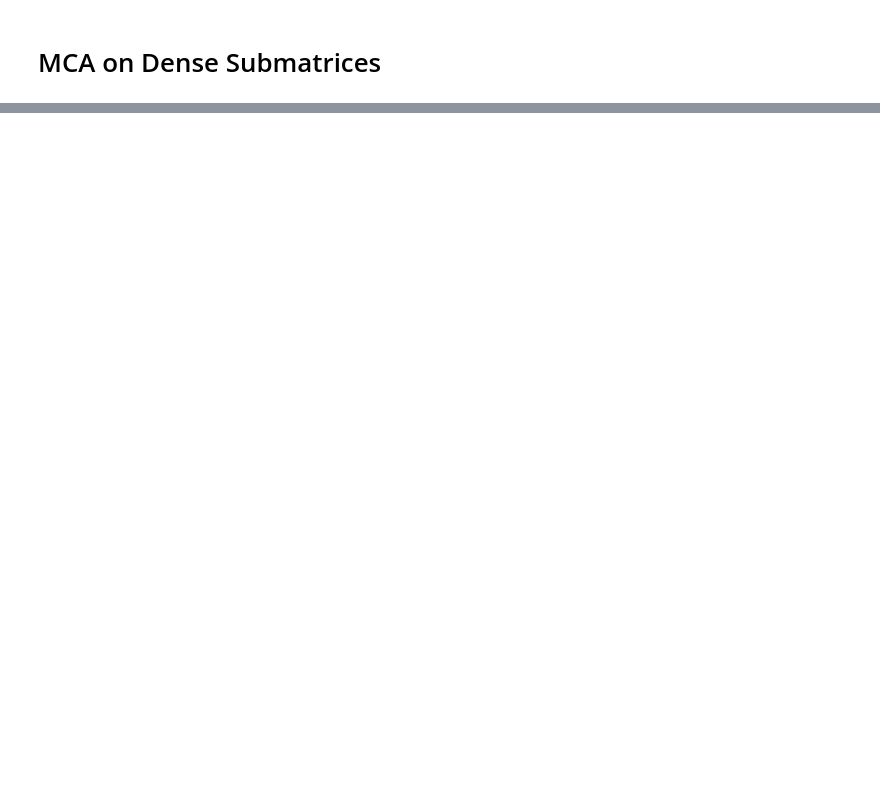
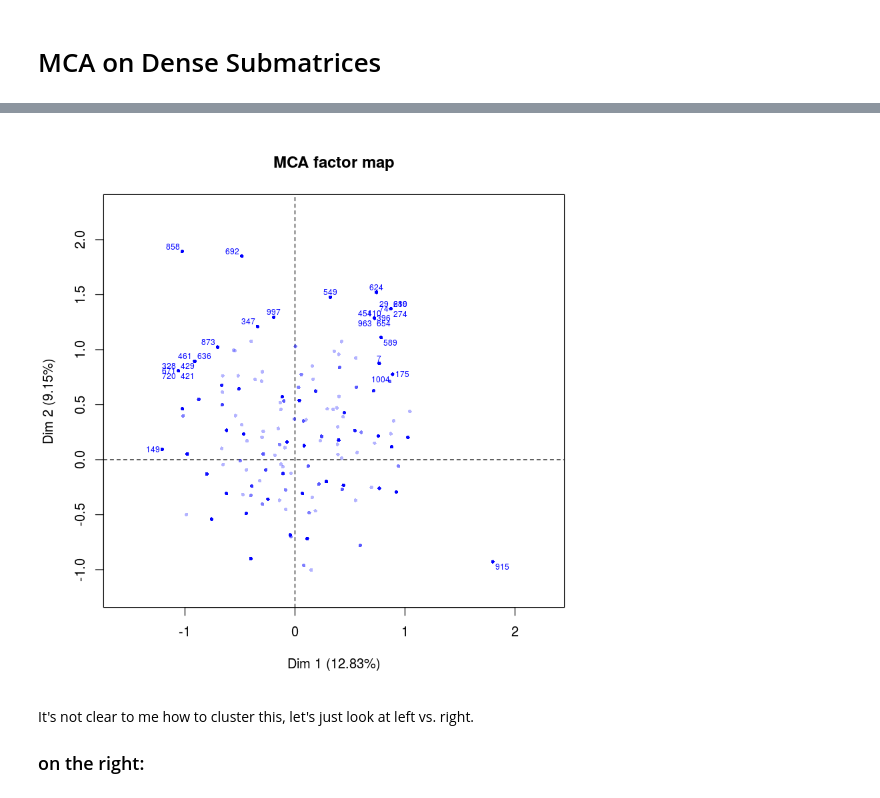
Before and after one commit to ilay32/wals-project, a Jupyter notebook: 24-4-moremca.ipynb, the cells around one changed output, grey strips where cells are left out. Saved outputs shown, nothing was run; the diff lists cells and outputs as text; code cells hidden in the pictures; blank space fills up the shorter version.

```diff
--- a/24-4-moremca.ipynb
+++ b/24-4-moremca.ipynb
@@ -166,0 +99,7 @@ plot(mca,choix="ind",select=langids,habillage="headclass",invisible=c("var","qua
+# %%
+ofdata <- read.csv('raw-order-features-full.csv')
+ofdata$X <- NULL
+ofdata$X143A.Order.of.Negative.Morpheme.and.Verb <- NULL
+ofdata$X81A.Order.of.Subject..Object.and.Verb <- NULL
+no143Ano81A <- MCA(ofdata,quali.sup=1:5)
+no143Ano81A$eig[0:5,]
@@ -166,0 +113,9 @@ plot(mca,choix="ind",select=langids,habillage="headclass",invisible=c("var","qua
+# %%
+mca1 <- no143Ano81A
+plot(mca1,invisible=c("var","quali.sup"),select="contrib 30",cex=0.6)
+# %% [output]
+[figure, added]
+# %% [markdown]
+It's not clear to me how to cluster this, let's just look at left vs. right.
+
+###  on the right:
```
Also changed, not shown: parts of 67 cells of this notebook, 7 other files.
